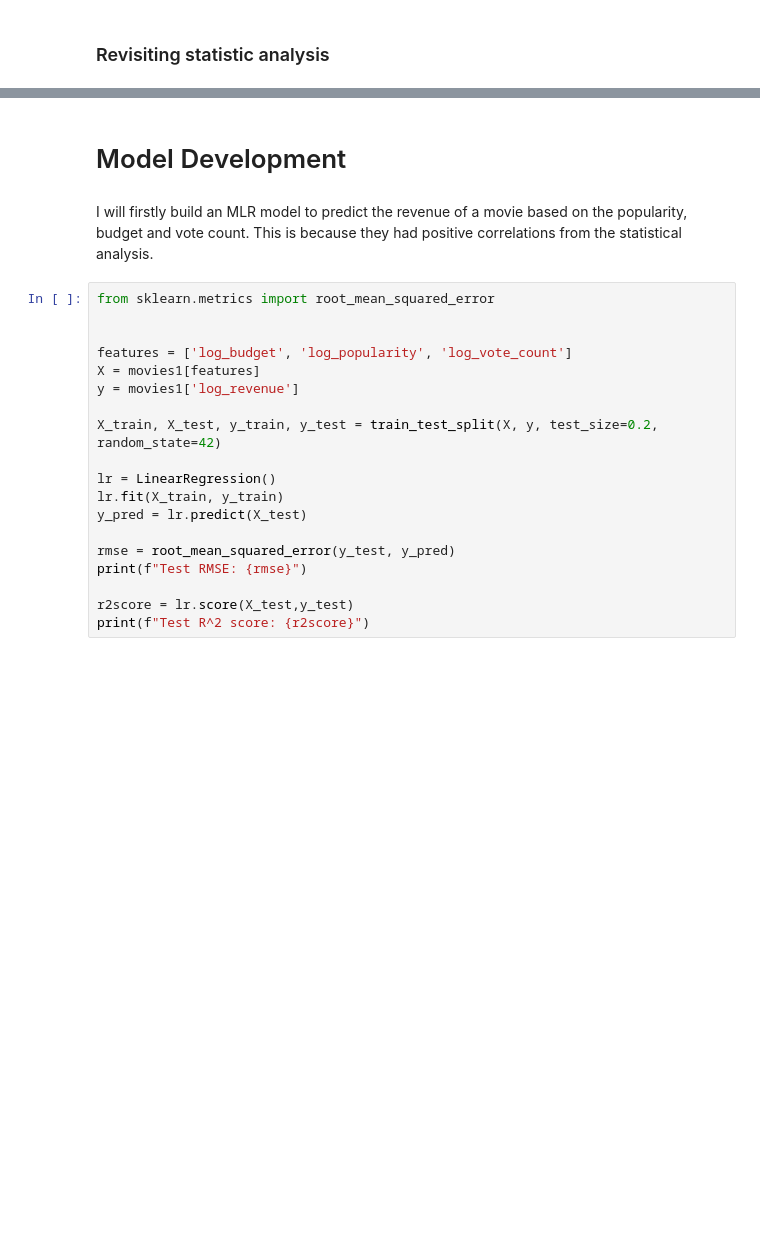
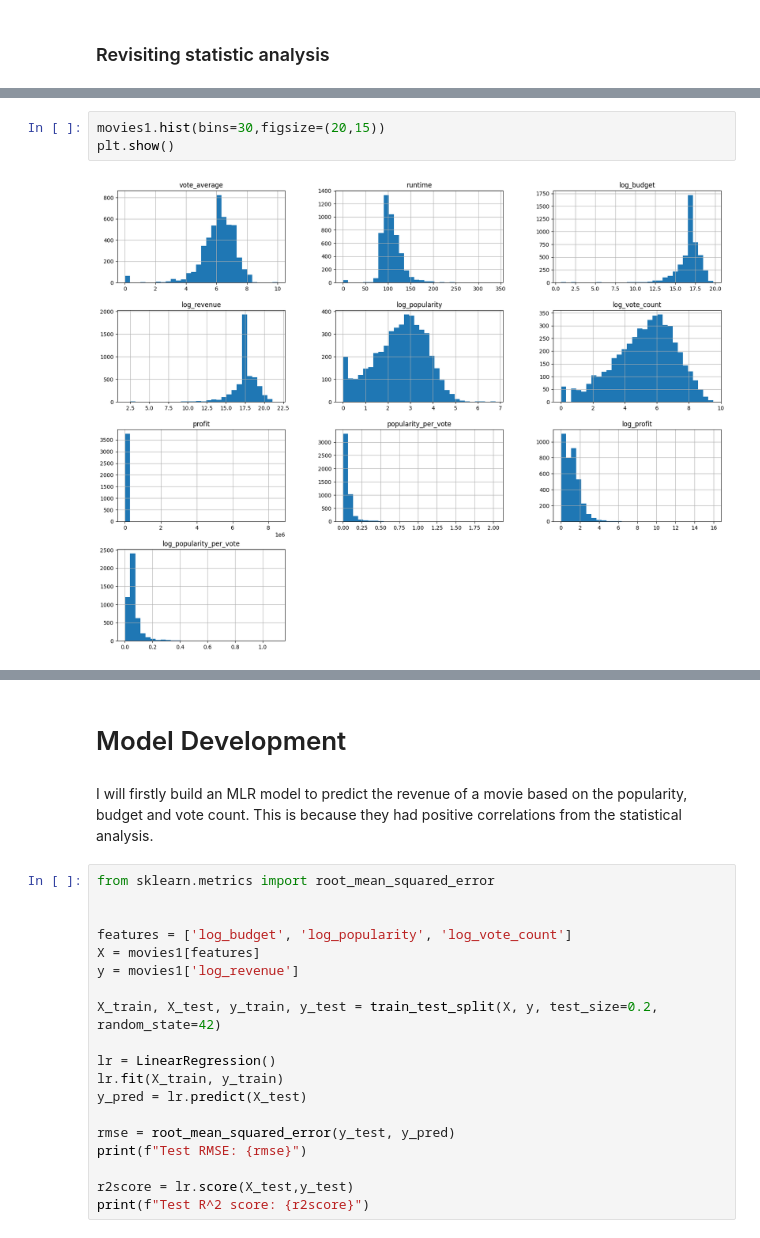
Before and after one commit to ziyadsaf/movie-success-prediction, a Jupyter notebook: movie_prediction_project.ipynb, the cells around one changed output, grey strips where cells are left out. Saved outputs shown, nothing was run; the diff lists cells and outputs as text; blank space fills up the shorter version.

```diff
--- a/movie_prediction_project.ipynb
+++ b/movie_prediction_project.ipynb
@@ -1380,3 +1385,8 @@ movies1.describe()
 | 50% | 6.200000 | 103.000000 | 16.593270 | 17.387265 | 2.634011 | 5.468060 | 1.869407e+00 | ... |
 | 75% | 6.800000 | 118.000000 | 17.504390 | 18.347642 | 3.379317 | 6.604621 | 3.945042e+00 | ... |
 | max | 10.000000 | 338.000000 | 19.755682 | 21.748578 | 6.776029 | 9.529012 | 8.500000e+06 | ... |
+# %%
+movies1.hist(bins=30,figsize=(20,15))
+plt.show()
+# %% [output]
+[figure, added]
```
Also changed, not shown: parts of 9 cells of this notebook.
